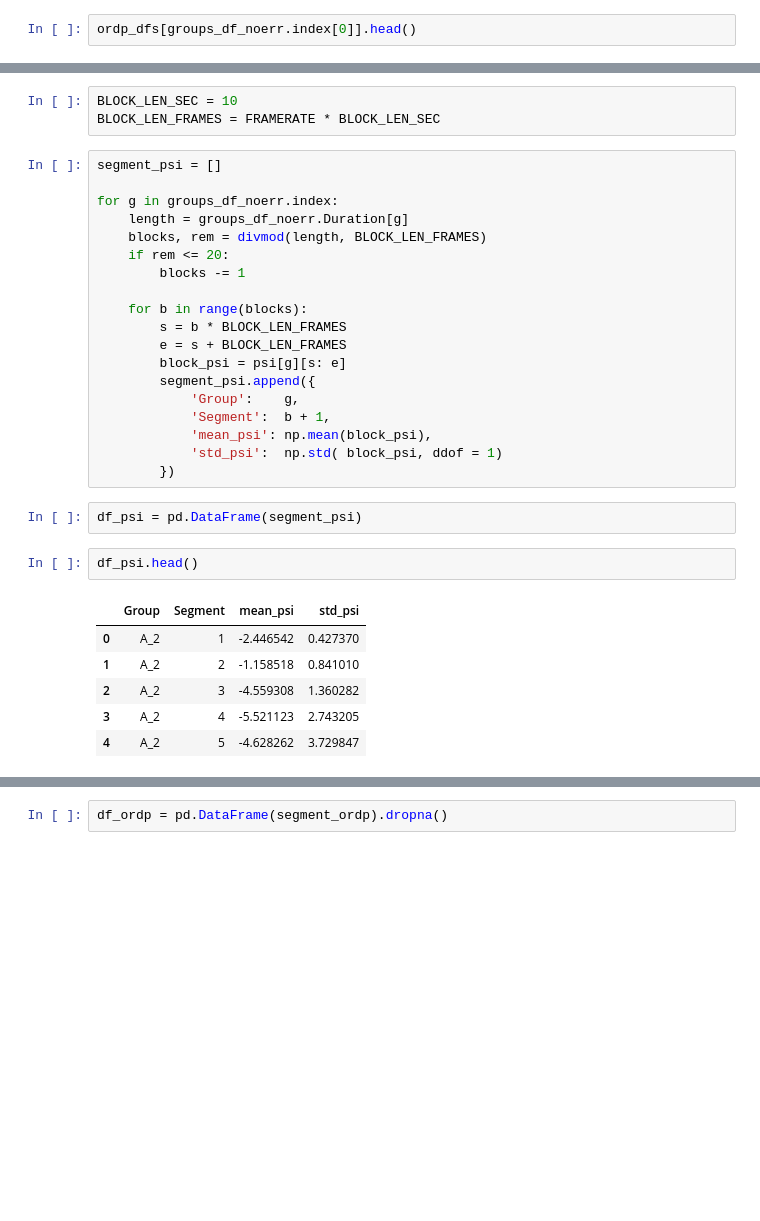
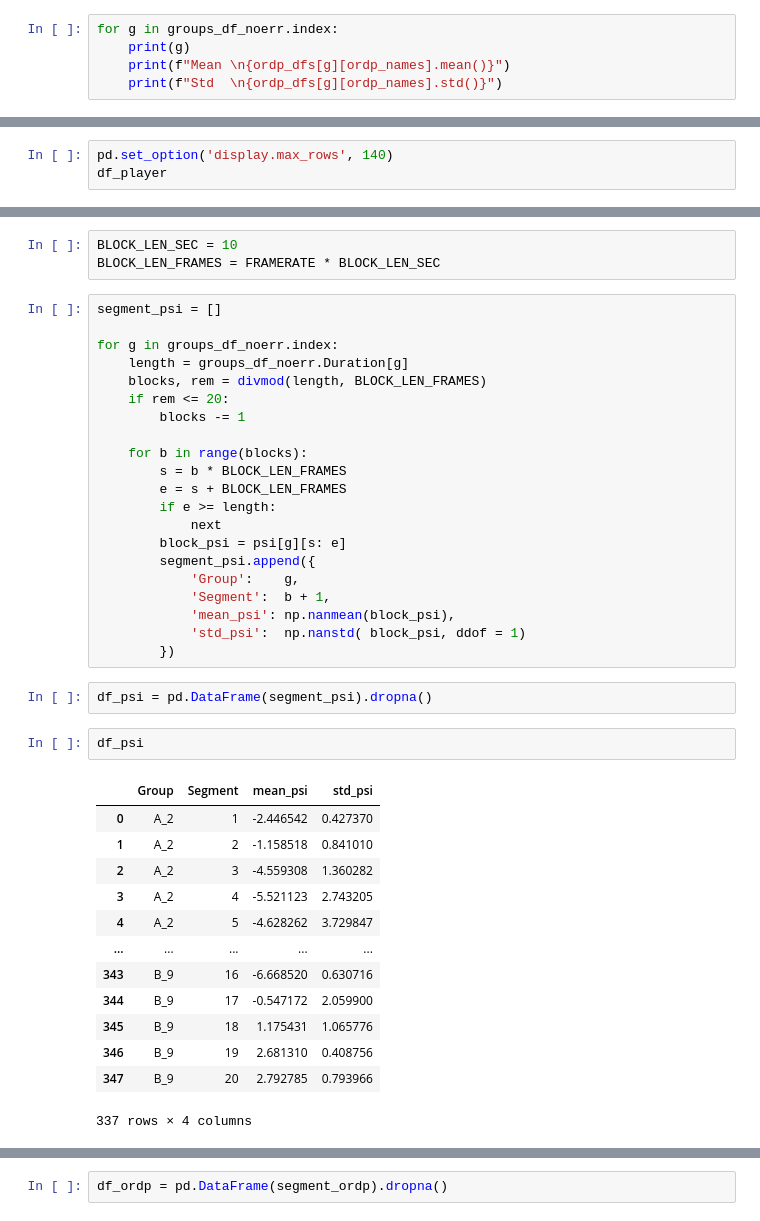
Before and after one commit to Synch-Live/DataAnalysis2022, a Jupyter notebook: analysis/playground.ipynb, the cells around one changed output, grey strips where cells are left out. Saved outputs shown, nothing was run; the diff lists cells and outputs as text; blank space fills up the shorter version.

```diff
--- a/analysis/playground.ipynb
+++ b/analysis/playground.ipynb
@@ -144,3 +143,6 @@ for g in groups_df.index:
 # %%
-ordp_dfs[groups_df_noerr.index[0]].head()
+for g in groups_df_noerr.index:
+    print(g)
+    print(f"Mean \n{ordp_dfs[g][ordp_names].mean()}")
+    print(f"Std  \n{ordp_dfs[g][ordp_names].std()}")
 # %% [output]
@@ -192,0 +273,3 @@ df_player.head()
+# %%
+pd.set_option('display.max_rows', 140)
+df_player
@@ -278,24 +425,33 @@ for g in groups_df_noerr.index:
     for b in range(blocks):
         s = b * BLOCK_LEN_FRAMES
         e = s + BLOCK_LEN_FRAMES
+        if e >= length:
+            next
         block_psi = psi[g][s: e]
         segment_psi.append({
             'Group':    g,
             'Segment':  b + 1,
-            'mean_psi': np.mean(block_psi),
-            'std_psi':  np.std( block_psi, ddof = 1)
+            'mean_psi': np.nanmean(block_psi),
+            'std_psi':  np.nanstd( block_psi, ddof = 1)
         })
 # %%
-df_psi = pd.DataFrame(segment_psi)
+df_psi = pd.DataFrame(segment_psi).dropna()
 # %%
-df_psi.head()
+df_psi
 # %% [output]
 |  | Group | Segment | mean_psi | std_psi |
 | 0 | A_2 | 1 | -2.446542 | 0.427370 |
 | 1 | A_2 | 2 | -1.158518 | 0.841010 |
 | 2 | A_2 | 3 | -4.559308 | 1.360282 |
 | 3 | A_2 | 4 | -5.521123 | 2.743205 |
 | 4 | A_2 | 5 | -4.628262 | 3.729847 |
+| ... | ... | ... | ... | ... |
+| 343 | B_9 | 16 | -6.668520 | 0.630716 |
+| 344 | B_9 | 17 | -0.547172 | 2.059900 |
+| 345 | B_9 | 18 | 1.175431 | 1.065776 |
+| 346 | B_9 | 19 | 2.681310 | 0.408756 |
+| 347 | B_9 | 20 | 2.792785 | 0.793966 |
+337 rows × 4 columns
 # %% [markdown]
 ### Segment order parameter data
 
```
Also changed, not shown: parts of 55 cells of this notebook, 8 other files.
